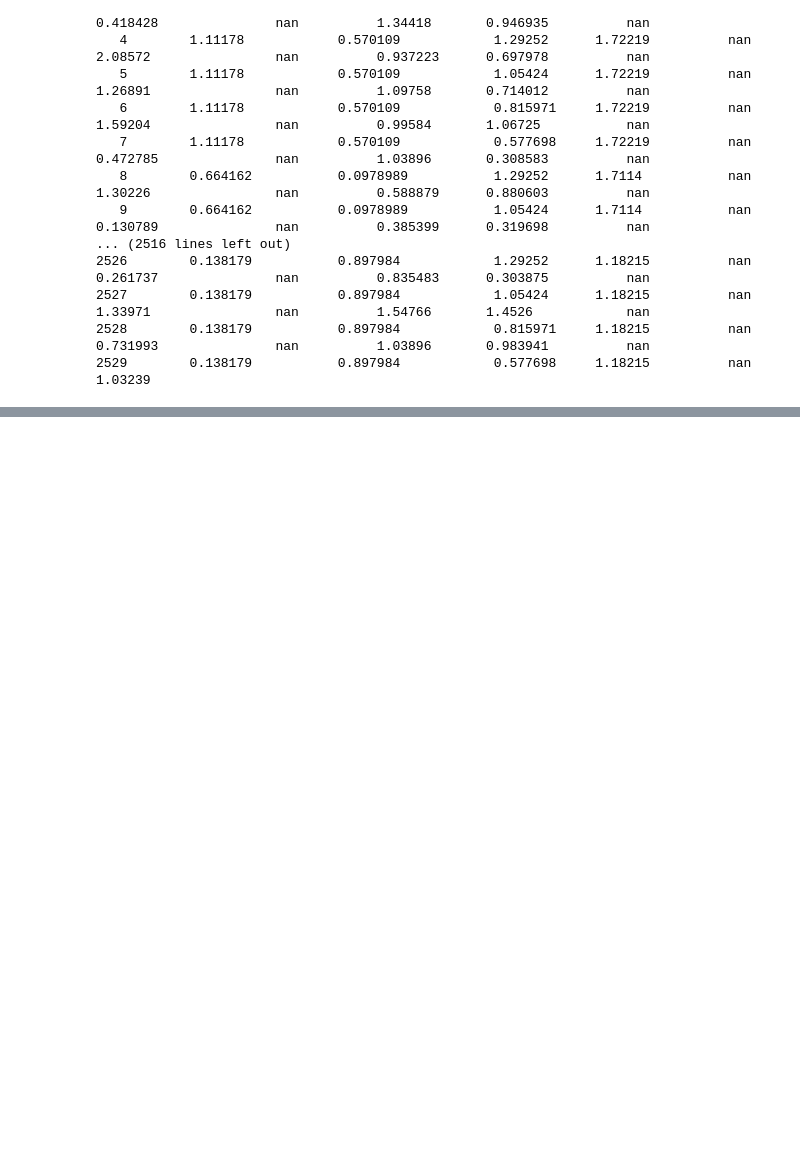
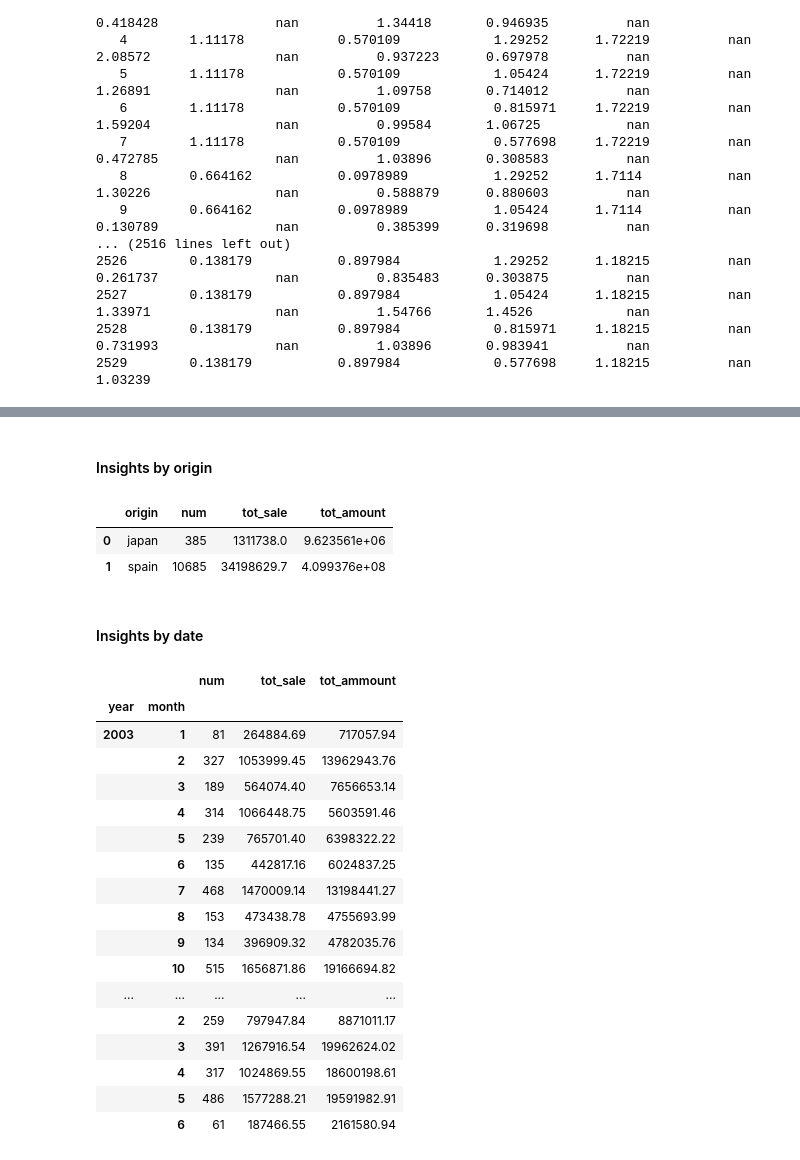
Before and after one commit to CarlosEsteve/python, a Jupyter notebook: Pandas/04.1.Ejercicio_DataQ_Perfilado.ipynb, the cells around one changed output, grey strips where cells are left out. Cells and saved outputs as stored; diff of their text form; code cells hidden in the pictures; blank space fills up the shorter version.

```diff
--- a/Pandas/04.1.Ejercicio_DataQ_Perfilado.ipynb
+++ b/Pandas/04.1.Ejercicio_DataQ_Perfilado.ipynb
@@ -215,0 +611,4 @@ sales_kurt[np.abs(sales_kurt) > 3]
+# %%
+payments_df['customer-check'] = payments_df['customerNumber'].astype(
+    str)+'-'+payments_df['checkNumber'].astype(str)
+payments_df.info()
@@ -215,0 +657,8 @@ sales_kurt[np.abs(sales_kurt) > 3]
+# %%
+def doNothing(x):
+    return list(x)[0]
+
+
+added_payments_df = payments_df.groupby('customer-check').agg(
+    {'amount': 'sum', 'customerNumber': doNothing, 'checkNumber': doNothing, 'paymentDate': doNothing}).reset_index()
+added_payments_df[added_payments_df['customer-check'].isin(cust_check_ids)]
@@ -215,0 +688,8 @@ sales_kurt[np.abs(sales_kurt) > 3]
+# %%
+added_payments_df['paymentDate'] = pd.to_datetime(
+    added_payments_df['paymentDate'])
+
+added_payments_df['checkNumber'] = added_payments_df['checkNumber'].astype(
+    'category')
+added_payments_df['customer-check'] = added_payments_df['customer-check'].astype(
+    'category')
@@ -217,0 +835,4 @@ sales_df_clean.columns
+# %%
+merged_df = pd.merge(sales_df_clean, added_payments_df,
+                     on='customerNumber', how='left')
+merged_df.info()
@@ -219,0 +947,41 @@ sales_df_clean.groupby('customerNumber').agg(num=('complete_order_number','count
+# %% [markdown]
+#### Insights by origin
+# %%
+by_origin = merged_df.groupby('origin').agg(num=('complete_order_number', 'count'), tot_sale=(
+    'sales_amount', 'sum'), tot_amount=('amount', 'sum')).reset_index()
+
+by_origin
+# %% [output]
+|  | origin | num | tot_sale | tot_amount |
+| 0 | japan | 385 | 1311738.0 | 9.623561e+06 |
+| 1 | spain | 10685 | 34198629.7 | 4.099376e+08 |
+# %% [markdown]
+#### Insights by date
+# %%
+paymentDate = merged_df['paymentDate']
+
+by_date = merged_df.groupby([paymentDate.dt.year, paymentDate.dt.month]).agg(num=(
+    'orderNumber', 'count'), tot_sale=('sales_amount', 'sum'), tot_ammount=('amount', 'sum'))
+
+by_date.index.names = ['year', 'month']
+
+by_date
+# %% [output]
+|  |  | num | tot_sale | tot_ammount |
+| year | month |  |  |  |
+| 2003 | 1 | 81 | 264884.69 | 717057.94 |
+|  | 2 | 327 | 1053999.45 | 13962943.76 |
+|  | 3 | 189 | 564074.40 | 7656653.14 |
+|  | 4 | 314 | 1066448.75 | 5603591.46 |
+|  | 5 | 239 | 765701.40 | 6398322.22 |
+|  | 6 | 135 | 442817.16 | 6024837.25 |
+|  | 7 | 468 | 1470009.14 | 13198441.27 |
+|  | 8 | 153 | 473438.78 | 4755693.99 |
+|  | 9 | 134 | 396909.32 | 4782035.76 |
+|  | 10 | 515 | 1656871.86 | 19166694.82 |
+| ... | ... | ... | ... | ... |
+|  | 2 | 259 | 797947.84 | 8871011.17 |
+|  | 3 | 391 | 1267916.54 | 19962624.02 |
+|  | 4 | 317 | 1024869.55 | 18600198.61 |
+|  | 5 | 486 | 1577288.21 | 19591982.91 |
+|  | 6 | 61 | 187466.55 | 2161580.94 |
```
Also changed, not shown: parts of 93 cells of this notebook, 4 other files.
